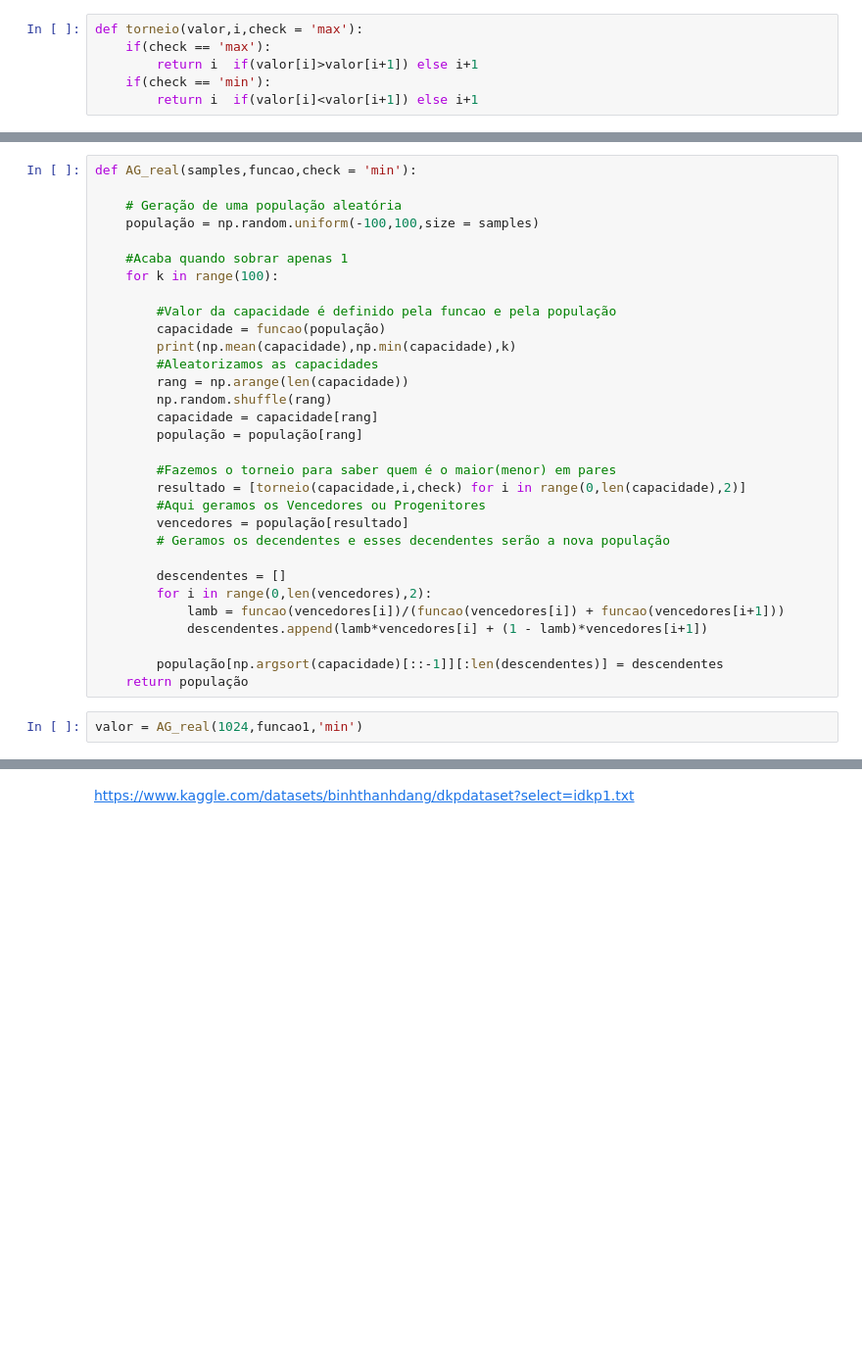
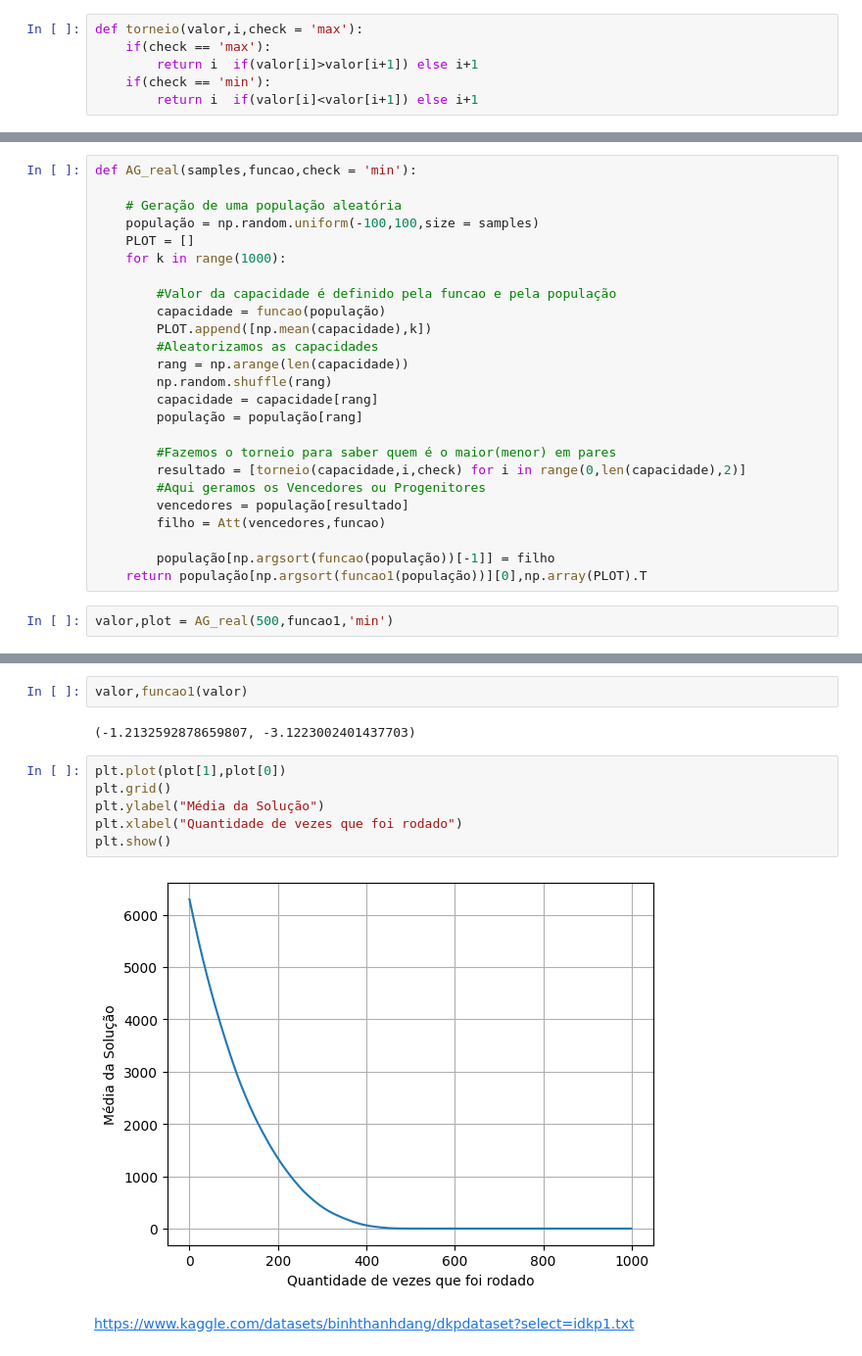
Before and after one commit to intcarlosmiguel/Metaheuristicas, a Jupyter notebook: Lista 2/main.ipynb, the cells around one changed output, grey strips where cells are left out. Shown at 98% size. Drawn from its saved outputs; the diff is of its cells as text; blank space fills up the shorter version.

```diff
--- a/Lista 2/main.ipynb
+++ b/Lista 2/main.ipynb
@@ -67,13 +94,12 @@ def AG_real(samples,funcao,check = 'min'):
 
     # Geração de uma população aleatória
     população = np.random.uniform(-100,100,size = samples)
-
-    #Acaba quando sobrar apenas 1
-    for k in range(100):
+    PLOT = []
+    for k in range(1000):
 
         #Valor da capacidade é definido pela funcao e pela população
         capacidade = funcao(população)
-        print(np.mean(capacidade),np.min(capacidade),k)
+        PLOT.append([np.mean(capacidade),k])
         #Aleatorizamos as capacidades
         rang = np.arange(len(capacidade))
         np.random.shuffle(rang)
@@ -84,14 +110,9 @@ def AG_real(samples,funcao,check = 'min'):
         resultado = [torneio(capacidade,i,check) for i in range(0,len(capacidade),2)]
         #Aqui geramos os Vencedores ou Progenitores
         vencedores = população[resultado]
-        # Geramos os decendentes e esses decendentes serão a nova população
+        filho = Att(vencedores,funcao)
 
-        descendentes = []
-        for i in range(0,len(vencedores),2):
-            lamb = funcao(vencedores[i])/(funcao(vencedores[i]) + funcao(vencedores[i+1]))
-            descendentes.append(lamb*vencedores[i] + (1 - lamb)*vencedores[i+1])
-
-        população[np.argsort(capacidade)[::-1]][:len(descendentes)] = descendentes
-    return população
+        população[np.argsort(funcao(população))[-1]] = filho
+    return população[np.argsort(funcao1(população))][0],np.array(PLOT).T
 # %%
-valor = AG_real(1024,funcao1,'min')
+valor,plot = AG_real(500,funcao1,'min')
@@ -136,3 +119,15 @@ plt.show()
+# %%
+valor,funcao1(valor)
+# %% [output]
+(-1.2132592878659807, -3.1223002401437703)
+# %%
+plt.plot(plot[1],plot[0])
+plt.grid()
+plt.ylabel("Média da Solução")
+plt.xlabel("Quantidade de vezes que foi rodado")
+plt.show()
+# %% [output]
+[figure, added]
 # %% [markdown]
 https://www.kaggle.com/datasets/binhthanhdang/dkpdataset?select=idkp1.txt
 # %%
```
Also changed, not shown: parts of 5 cells of this notebook.
